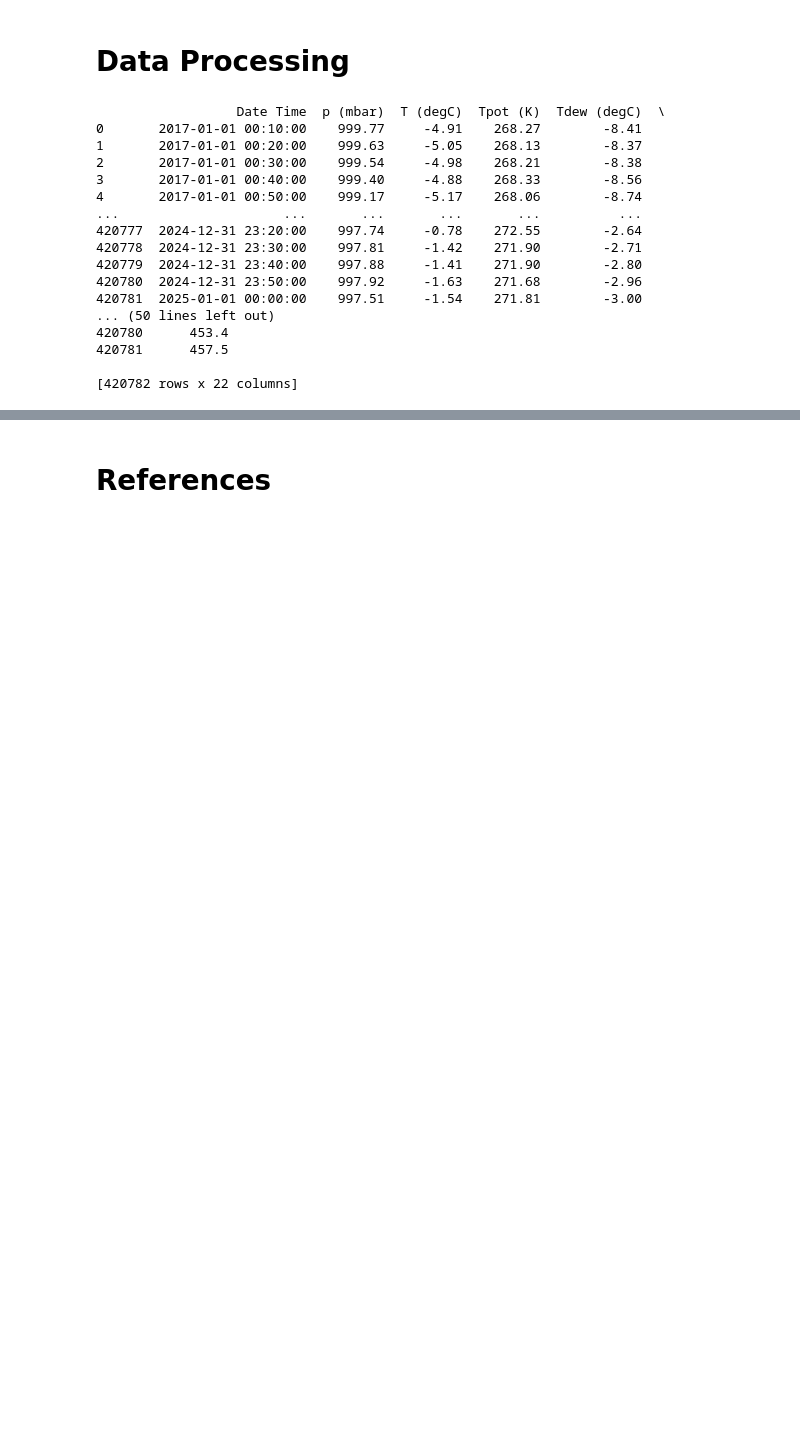
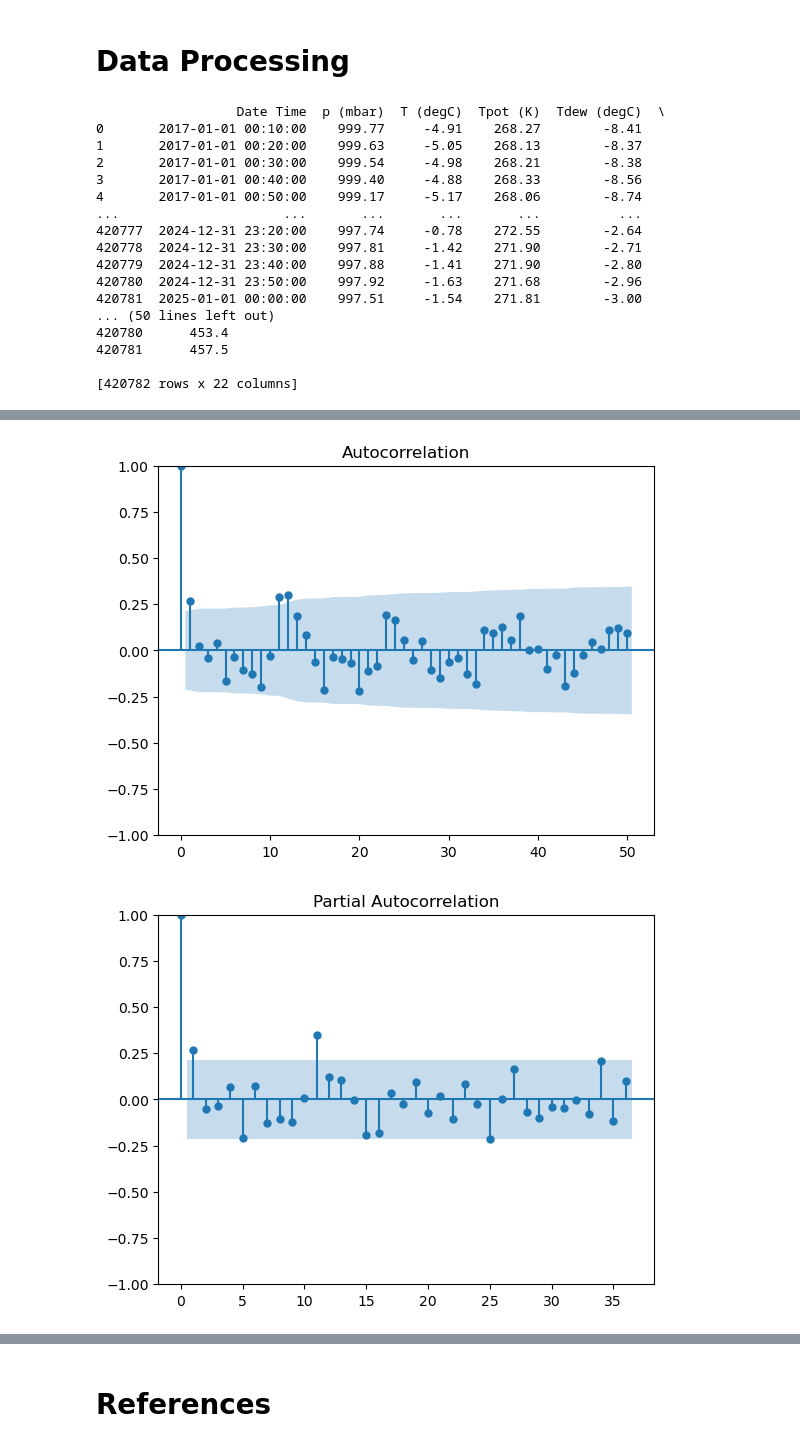
Before and after one commit to brooks-coding/Forecasting-with-Random-Forest, a Jupyter notebook: main.ipynb, the cells around one changed output, grey strips where cells are left out. Saved outputs shown, nothing was run; the diff lists cells and outputs as text; code cells hidden in the pictures; blank space fills up the shorter version.

```diff
--- a/main.ipynb
+++ b/main.ipynb
@@ -80,0 +144,14 @@ yearly_means = rain["rain (mm)"].resample("YE").mean()
+# %%
+import pandas as pd
+import numpy as np
+import matplotlib.pyplot as plt
+from statsmodels.tsa.arima.model import ARIMA
+from statsmodels.tsa.statespace.sarimax import SARIMAX
+from statsmodels.tsa.stattools import acf,pacf
+from statsmodels.graphics.tsaplots import plot_acf,plot_pacf
+
+acf_vals = plot_acf(y_train, lags=50)
+pacf_vals = plot_pacf(y_train, lags=36)
+# %% [output]
+[figure, added]
+[figure, added]
```
Also changed, not shown: parts of 36 cells of this notebook.
